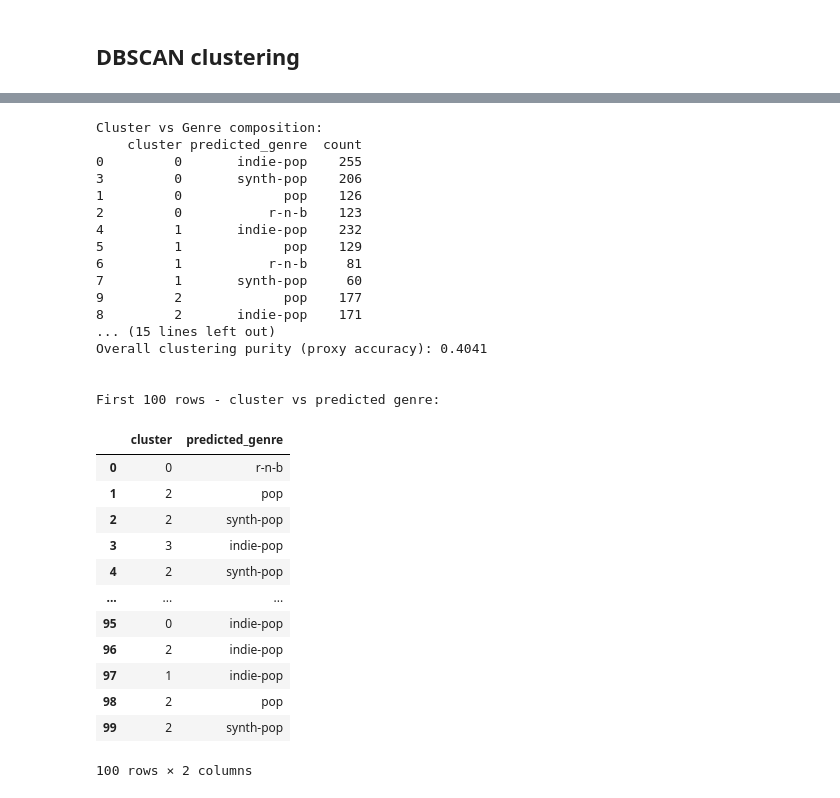
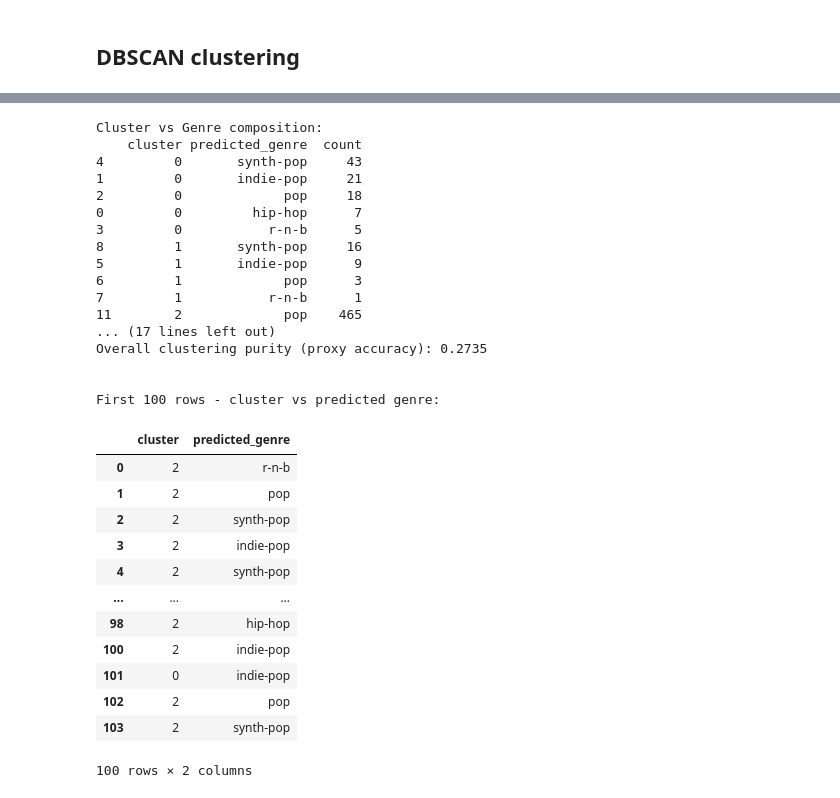
Before and after one commit to SamuelHellqvist/CS4168-DATA-MINING-UL----Project, a Jupyter notebook: clustering.ipynb, the cells around one changed output, grey strips where cells are left out. Cells and saved outputs as stored; diff of their text form; code cells hidden in the pictures.

Commit message:
Clustering changes
Changes to clustering algorithm to incorporate preprocessing pipeline

```diff
--- a/clustering.ipynb
+++ b/clustering.ipynb
@@ -7,6 +11,8 @@ import matplotlib.pyplot as plt
 # %%
-df = pd.read_csv("df_transformed.csv")
-print("Columns in df_transformed:")
+df = pd.read_csv("tracks2026.csv")
+print("Columns in df:")
 print(df.columns.tolist())
+df = df.drop(columns=['track_id'])
+df = df.dropna()
 df.head()
 # %% [output]
@@ -23,7 +29,15 @@ Columns in df_transformed:
 # %%
 # keep original genre columns for evaluation
 df_original = df.copy()
+df = df.drop(columns=['track_genre'])
 
-# identify genre columns (one-hot encoded)
-genre_cols = [col for col in df.columns if col.startswith("track_genre_")]
-print(f"Found {len(genre_cols)} genre columns:", genre_cols)
+# OneHotEncode genre columns for evaluation later
+encoder = OneHotEncoder(sparse_output=False, handle_unknown='ignore')
+encoded_genres = encoder.fit_transform(df_original[['track_genre']])
+
+genre_feature_names = encoder.get_feature_names_out(['track_genre'])
+genre_df = pd.DataFrame(
+    encoded_genres,
+    columns=genre_feature_names,
+    index=df_original.index
+)
@@ -207,12 +279,17 @@ Cluster class -1 is for noise/outlier points. As can be seen, with DBSCAN with p
 
 # Cannot be done to DBSCAN results, as number of clusters is not predetermined.
 
-# merge cluster assignments with original genre columns
+
+# Merge cluster assignments with original genre columns
 merged = df_original.copy()
 merged['cluster'] = cluster_labels_kmeans
 
-# convert one-hot genre columns to genre name
-merged['predicted_genre'] = merged[genre_cols].idxmax(axis=1).str.replace("track_genre_", "")
+# Add the encoded genre columns to merged
+for col in genre_feature_names:
+    merged[col] = genre_df[col]
+
+# Find genre features with max values
+merged['predicted_genre'] = merged[genre_feature_names].idxmax(axis=1).str.replace("track_genre_", "")
 
 # show composition per cluster
 cluster_genre = (
@@ -222,56 +299,56 @@ cluster_genre = (
 print("Cluster vs Genre composition:")
 print(cluster_genre)
 
 # compute majority genre accuracy per cluster
 cluster_total = cluster_genre.groupby("cluster")["count"].sum().rename("total")
 cluster_top = (
     cluster_genre.groupby("cluster").first().rename(columns={"count": "top_count"})
     .reset_index()
     .set_index("cluster")["top_count"]
 )
 cluster_summary = pd.concat([cluster_total, cluster_top], axis=1)
 cluster_summary["cluster_majority_pct"] = cluster_summary["top_count"] / cluster_summary["total"]
 
 print("\nCluster majority genre accuracy:\n", cluster_summary)
 
 # overall purity estimate
 total_matches = cluster_summary["top_count"].sum()
 purity = total_matches / len(merged)
 print(f"\nOverall clustering purity (proxy accuracy): {purity:.4f}")
 
 # view first 100 rows with cluster and genre
 print("\n\nFirst 100 rows - cluster vs predicted genre:")
 display(merged[["cluster", "predicted_genre"]].head(100))
 # %% [output]
 Cluster vs Genre composition:
     cluster predicted_genre  count
-0         0       indie-pop    255
-3         0       synth-pop    206
-1         0             pop    126
-2         0           r-n-b    123
-4         1       indie-pop    232
-5         1             pop    129
-6         1           r-n-b     81
-7         1       synth-pop     60
-9         2             pop    177
-8         2       indie-pop    171
-... (15 lines left out)
-Overall clustering purity (proxy accuracy): 0.4041
+4         0       synth-pop     43
+1         0       indie-pop     21
+2         0             pop     18
+0         0         hip-hop      7
+3         0           r-n-b      5
+8         1       synth-pop     16
+5         1       indie-pop      9
+6         1             pop      3
+7         1           r-n-b      1
+11        2             pop    465
+... (17 lines left out)
+Overall clustering purity (proxy accuracy): 0.2735
 
 
 First 100 rows - cluster vs predicted genre:
 |  | cluster | predicted_genre |
-| 0 | 0 | r-n-b |
+| 0 | 2 | r-n-b |
 | 1 | 2 | pop |
 | 2 | 2 | synth-pop |
-| 3 | 3 | indie-pop |
+| 3 | 2 | indie-pop |
 | 4 | 2 | synth-pop |
 | ... | ... | ... |
-| 95 | 0 | indie-pop |
-| 96 | 2 | indie-pop |
-| 97 | 1 | indie-pop |
-| 98 | 2 | pop |
-| 99 | 2 | synth-pop |
+| 98 | 2 | hip-hop |
+| 100 | 2 | indie-pop |
+| 101 | 0 | indie-pop |
+| 102 | 2 | pop |
+| 103 | 2 | synth-pop |
 100 rows × 2 columns
 # %%
 import seaborn as sns
```
Also changed, not shown: parts of 15 cells of this notebook, 1 other file.
